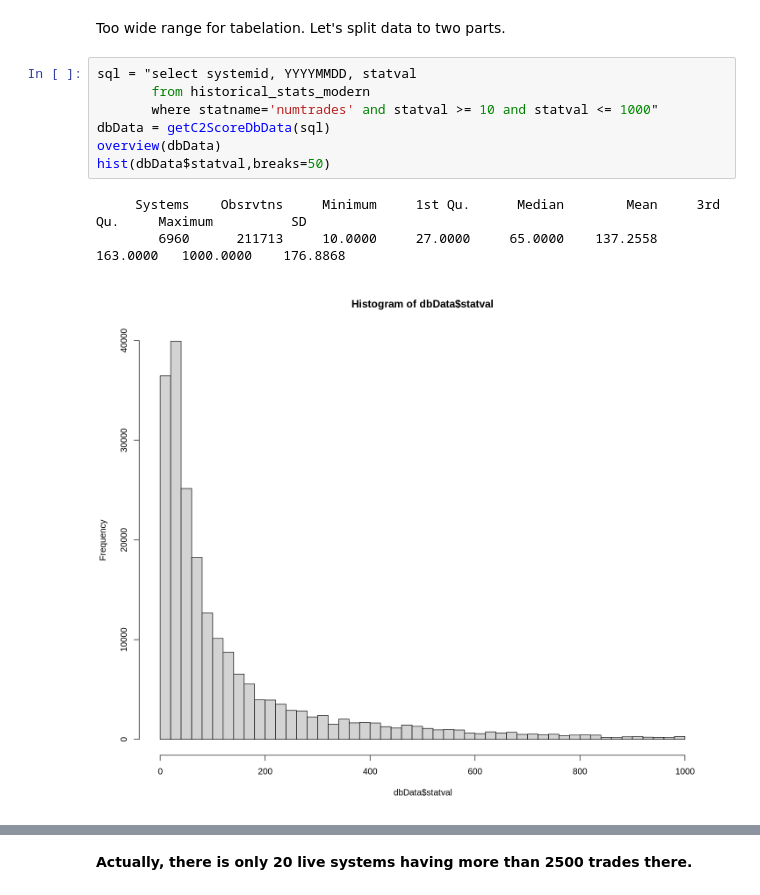
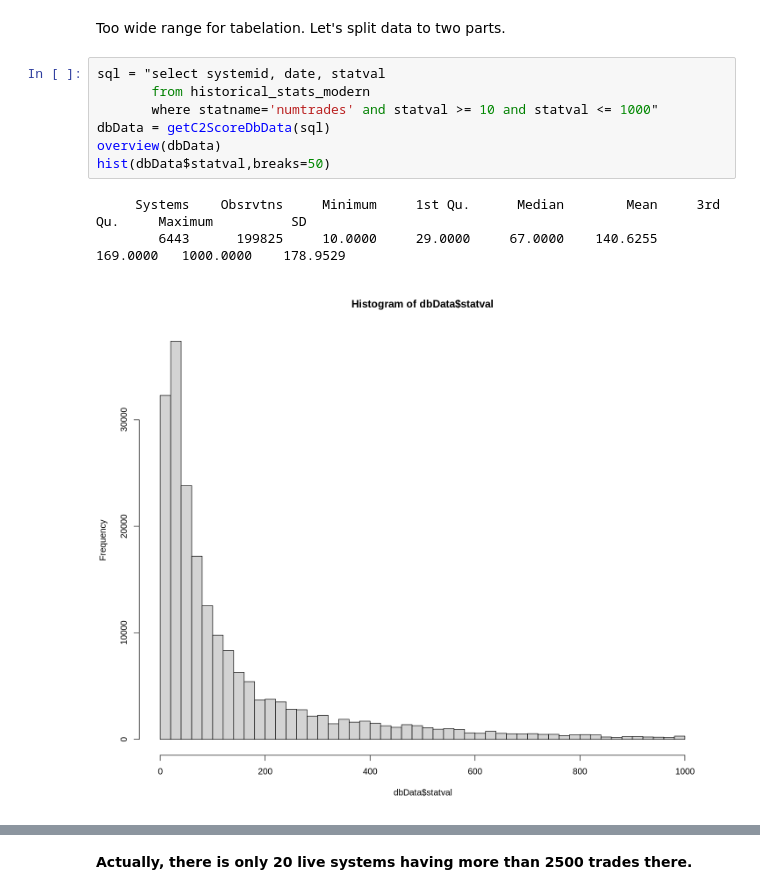
Before and after one commit to collective2/StrategyStats, a Jupyter notebook: Mtrc01_NumTradesAll.ipynb, the cells around one changed output, grey strips where cells are left out. Cells and saved outputs as stored; diff of their text form.

```diff
--- a/Mtrc01_NumTradesAll.ipynb
+++ b/Mtrc01_NumTradesAll.ipynb
@@ -15,14 +15,14 @@ hist(dbData$statval,breaks=50)
 # %% [markdown]
 Too wide range for tabelation. Let's split data to two parts.
 # %%
-sql = "select systemid, YYYYMMDD, statval
+sql = "select systemid, date, statval
        from historical_stats_modern
        where statname='numtrades' and statval >= 10 and statval <= 1000"
 dbData = getC2ScoreDbData(sql)
 overview(dbData)
 hist(dbData$statval,breaks=50)
 # %% [output]
      Systems    Obsrvtns     Minimum     1st Qu.      Median        Mean     3rd Qu.     Maximum          SD
-        6960      211713     10.0000     27.0000     65.0000    137.2558    163.0000   1000.0000    176.8868
+        6443      199825     10.0000     29.0000     67.0000    140.6255    169.0000   1000.0000    178.9529
-[figure, old version]
+[figure, new version]
 # %%
```
Also changed, not shown: parts of 15 cells of this notebook, 33 other files.
